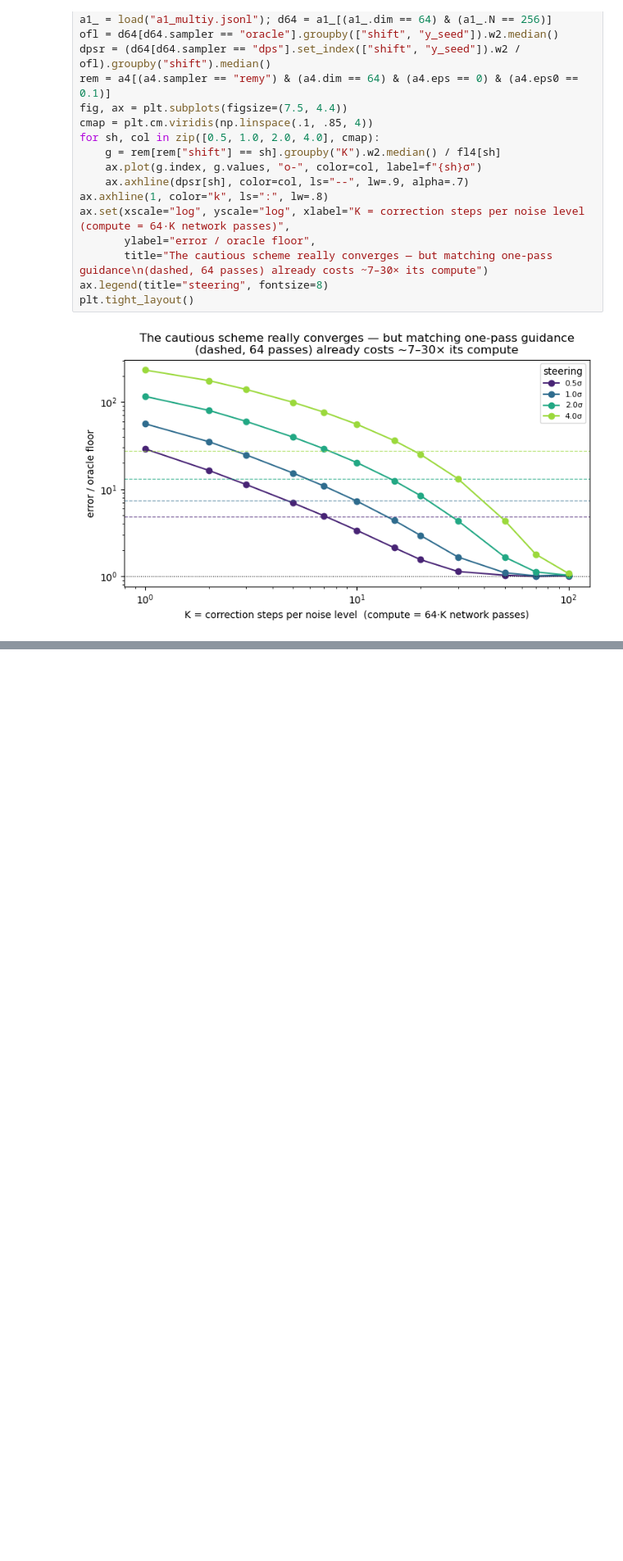
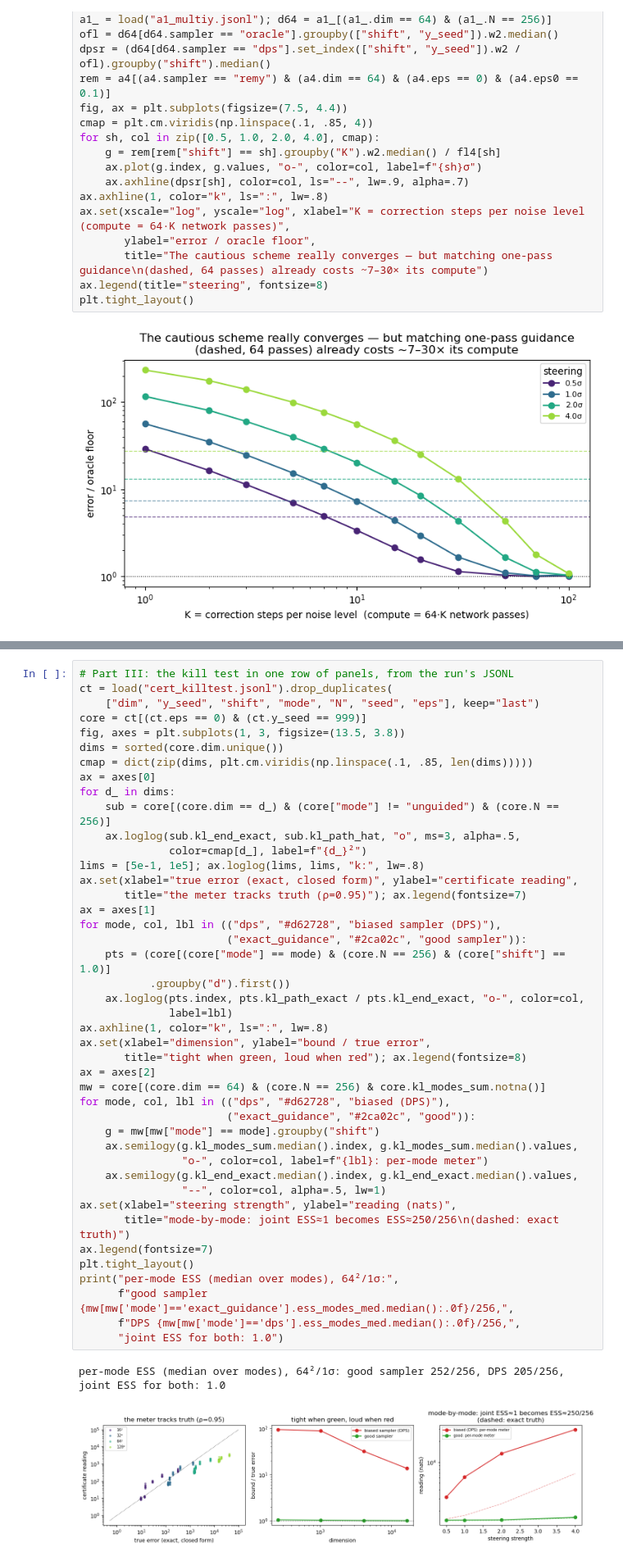
Before and after one commit to AndreasTersenov/tilt-audit, a Jupyter notebook: notebooks/overnight_pilot_tour.ipynb, the cells around one changed output, grey strips where cells are left out. Shown at 82% size. Saved outputs shown, nothing was run; the diff lists cells and outputs as text; blank space fills up the shorter version.

```diff
--- a/notebooks/overnight_pilot_tour.ipynb
+++ b/notebooks/overnight_pilot_tour.ipynb
@@ -1335,0 +1350,46 @@ happened.*
+# %%
+# Part III: the kill test in one row of panels, from the run's JSONL
+ct = load("cert_killtest.jsonl").drop_duplicates(
+    ["dim", "y_seed", "shift", "mode", "N", "seed", "eps"], keep="last")
+core = ct[(ct.eps == 0) & (ct.y_seed == 999)]
+fig, axes = plt.subplots(1, 3, figsize=(13.5, 3.8))
+dims = sorted(core.dim.unique())
+cmap = dict(zip(dims, plt.cm.viridis(np.linspace(.1, .85, len(dims)))))
+ax = axes[0]
+for d_ in dims:
+    sub = core[(core.dim == d_) & (core["mode"] != "unguided") & (core.N == 256)]
+    ax.loglog(sub.kl_end_exact, sub.kl_path_hat, "o", ms=3, alpha=.5,
+              color=cmap[d_], label=f"{d_}²")
+lims = [5e-1, 1e5]; ax.loglog(lims, lims, "k:", lw=.8)
+ax.set(xlabel="true error (exact, closed form)", ylabel="certificate reading",
+       title="the meter tracks truth (ρ=0.95)"); ax.legend(fontsize=7)
+ax = axes[1]
+for mode, col, lbl in (("dps", "#d62728", "biased sampler (DPS)"),
+                       ("exact_guidance", "#2ca02c", "good sampler")):
+    pts = (core[(core["mode"] == mode) & (core.N == 256) & (core["shift"] == 1.0)]
+           .groupby("d").first())
+    ax.loglog(pts.index, pts.kl_path_exact / pts.kl_end_exact, "o-", color=col,
+              label=lbl)
+ax.axhline(1, color="k", ls=":", lw=.8)
+ax.set(xlabel="dimension", ylabel="bound / true error",
+       title="tight when green, loud when red"); ax.legend(fontsize=8)
+ax = axes[2]
+mw = core[(core.dim == 64) & (core.N == 256) & core.kl_modes_sum.notna()]
+for mode, col, lbl in (("dps", "#d62728", "biased (DPS)"),
+                       ("exact_guidance", "#2ca02c", "good")):
+    g = mw[mw["mode"] == mode].groupby("shift")
+    ax.semilogy(g.kl_modes_sum.median().index, g.kl_modes_sum.median().values,
+                "o-", color=col, label=f"{lbl}: per-mode meter")
+    ax.semilogy(g.kl_end_exact.median().index, g.kl_end_exact.median().values,
+                "--", color=col, alpha=.5, lw=1)
+ax.set(xlabel="steering strength", ylabel="reading (nats)",
+       title="mode-by-mode: joint ESS≈1 becomes ESS≈250/256\n(dashed: exact truth)")
+ax.legend(fontsize=7)
+plt.tight_layout()
+print("per-mode ESS (median over modes), 64²/1σ:",
+      f"good sampler {mw[mw['mode']=='exact_guidance'].ess_modes_med.median():.0f}/256,",
+      f"DPS {mw[mw['mode']=='dps'].ess_modes_med.median():.0f}/256,",
+      "joint ESS for both: 1.0")
+# %% [output]
+per-mode ESS (median over modes), 64²/1σ: good sampler 252/256, DPS 205/256, joint ESS for both: 1.0
+[figure, added]
```
Also changed, not shown: parts of 3 cells of this notebook, 17 other files.
